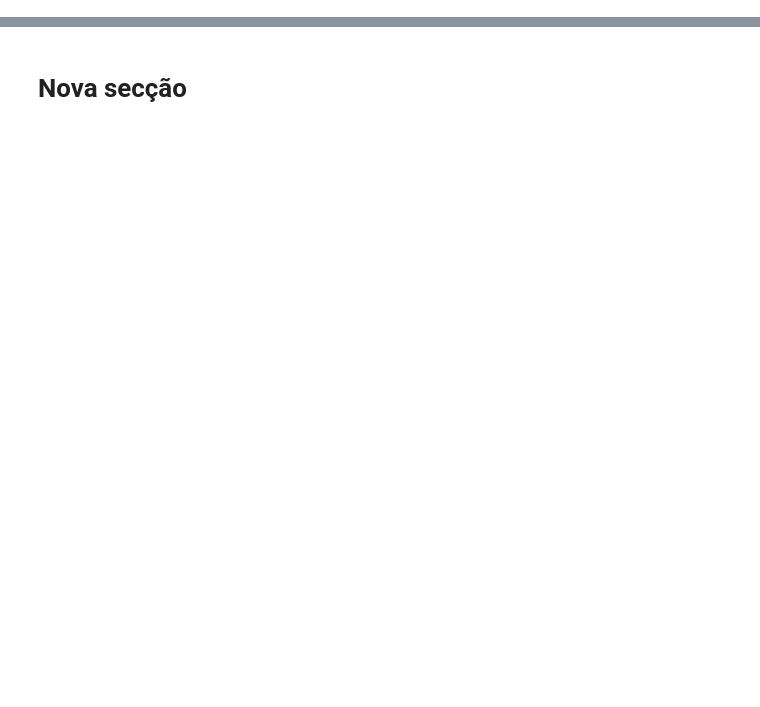
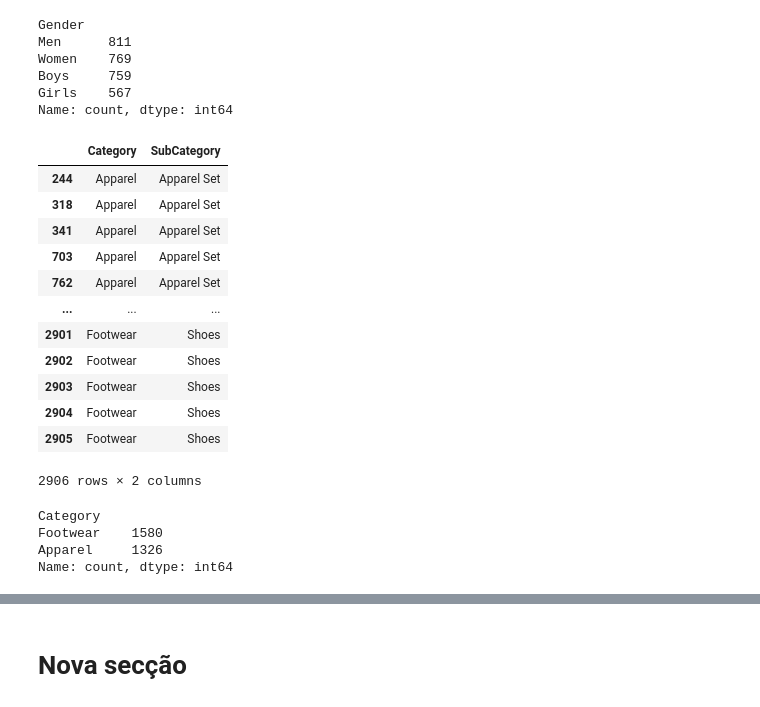
Before and after one commit to elisangelawut/DS-ProjetoFinal, a Jupyter notebook: ProjetoFinalDS.ipynb, the cells around one changed output, grey strips where cells are left out. Cells and saved outputs as stored; diff of their text form; code cells hidden in the pictures; blank space fills up the shorter version.

```diff
--- a/ProjetoFinalDS.ipynb
+++ b/ProjetoFinalDS.ipynb
@@ -19,0 +41,35 @@ produtos.head()
+# %%
+#Quais gêneros e quantidade deles são apresentados na coluna Gender
+produtos['Gender'].value_counts()
+# %% [output]
+Gender
+Men      811
+Women    769
+Boys     759
+Girls    567
+Name: count, dtype: int64
+# %%
+##Quais categorias e SubCategorias são apresentadas juntas:
+produtos[['Category', 'SubCategory']].sort_values(by=['Category', 'SubCategory'])
+# %% [output]
+|  | Category | SubCategory |
+| 244 | Apparel | Apparel Set |
+| 318 | Apparel | Apparel Set |
+| 341 | Apparel | Apparel Set |
+| 703 | Apparel | Apparel Set |
+| 762 | Apparel | Apparel Set |
+| ... | ... | ... |
+| 2901 | Footwear | Shoes |
+| 2902 | Footwear | Shoes |
+| 2903 | Footwear | Shoes |
+| 2904 | Footwear | Shoes |
+| 2905 | Footwear | Shoes |
+2906 rows × 2 columns
+# %%
+#Quais categorias e quantidade são apresentados na coluna Category
+produtos['Category'].value_counts()
+# %% [output]
+Category
+Footwear    1580
+Apparel     1326
+Name: count, dtype: int64
```
Also changed, not shown: parts of 5 cells of this notebook.
